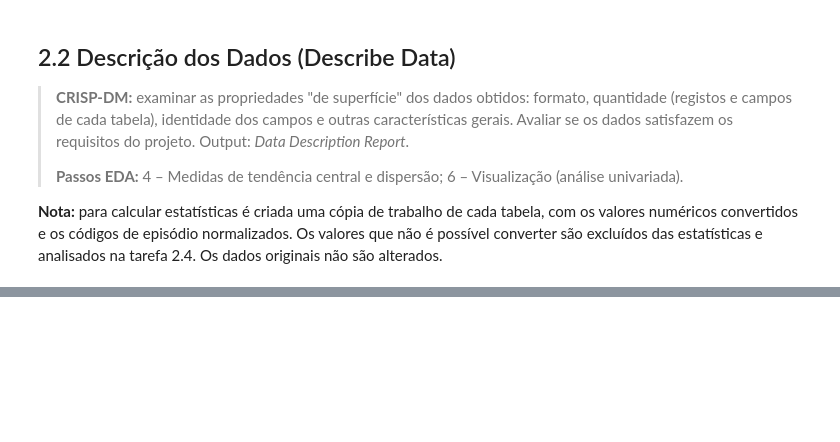
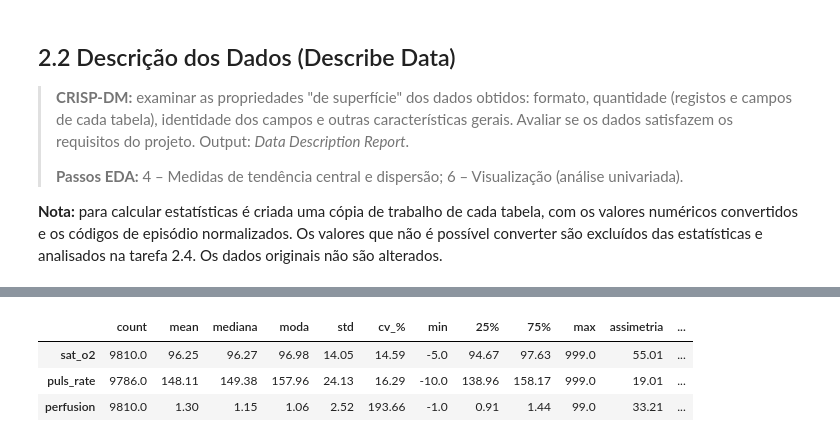
Before and after one commit to goncalorg10/aase-neonatal, a Jupyter notebook: 01_data_understanding.ipynb, the cells around one changed output, grey strips where cells are left out. Drawn from its saved outputs; the diff is of its cells as text; code cells hidden in the pictures; blank space fills up the shorter version.

```diff
--- a/01_data_understanding.ipynb
+++ b/01_data_understanding.ipynb
@@ -271,0 +286,28 @@ Sem normalização, os sinais vitais têm 58 códigos de episódio e as patologi
+# %%
+# =============================================================================
+# 2.2.2 Cópias de trabalho para a descrição
+# - episodio: remove espaços e passa a maiúsculas (" ep 016" -> "EP016")
+# - data: converte para datas; datas inválidas ficam vazias (NaT)
+# - sinais vitais: converte para número; texto inválido fica vazio (NaN)
+# - patologia: remove espaços nas pontas e uniformiza maiúsculas
+# Conta quantos valores existiam mas não foi possível converter.
+# Os DataFrames originais (df_sinais, df_patologias) ficam intactos.
+# =============================================================================
+sv = df_sinais.copy()
+pat = df_patologias.copy()
+
+for df in (sv, pat):
+    df["episodio"] = df["episodio"].str.replace(" ", "", regex=False).str.upper()
+    df["data_dt"] = pd.to_datetime(df["data"], format="%Y-%m-%d", errors="coerce")
+
+VITAIS = ["sat_o2", "puls_rate", "perfusion"]
+for col in VITAIS:
+    convertido = pd.to_numeric(sv[col], errors="coerce")
+    falhas = (convertido.isna() & sv[col].notna()).sum()
+    print(f"{col}: {falhas} valores não convertíveis para número")
+    sv[col] = convertido
+
+pat["patologia"] = pat["patologia"].str.strip().str.capitalize()
+
+print("\nDatas inválidas -> sinais:", sv["data_dt"].isna().sum(),
+      "| patologias:", pat["data_dt"].isna().sum())
@@ -271,0 +358,21 @@ Sem normalização, os sinais vitais têm 58 códigos de episódio e as patologi
+# %%
+# =============================================================================
+# 2.2.4 Medidas de tendência central e dispersão (Passo 4)
+# Para cada sinal vital: média, mediana, moda, desvio padrão, mínimo, máximo,
+# quartis, coeficiente de variação, assimetria e curtose.
+# - Assimetria ~0: simétrica | >0: cauda à direita | <0: cauda à esquerda
+# - Média muito diferente da mediana sugere outliers ou distribuição enviesada
+# =============================================================================
+estat = sv[VITAIS].describe().T
+estat["mediana"] = sv[VITAIS].median()
+estat["moda"] = sv[VITAIS].mode().iloc[0]
+estat["cv_%"] = estat["std"] / estat["mean"] * 100
+estat["assimetria"] = sv[VITAIS].skew()
+estat["curtose"] = sv[VITAIS].kurt()
+display(estat[["count", "mean", "mediana", "moda", "std", "cv_%", "min", "25%", "75%", "max",
+               "assimetria", "curtose"]].round(2))
+# %% [output]
+|  | count | mean | mediana | moda | std | cv_% | min | 25% | 75% | max | assimetria | ... |
+| sat_o2 | 9810.0 | 96.25 | 96.27 | 96.98 | 14.05 | 14.59 | -5.0 | 94.67 | 97.63 | 999.0 | 55.01 | ... |
+| puls_rate | 9786.0 | 148.11 | 149.38 | 157.96 | 24.13 | 16.29 | -10.0 | 138.96 | 158.17 | 999.0 | 19.01 | ... |
+| perfusion | 9810.0 | 1.30 | 1.15 | 1.06 | 2.52 | 193.66 | -1.0 | 0.91 | 1.44 | 99.0 | 33.21 | ... |
```
Also changed, not shown: parts of 9 cells of this notebook.
